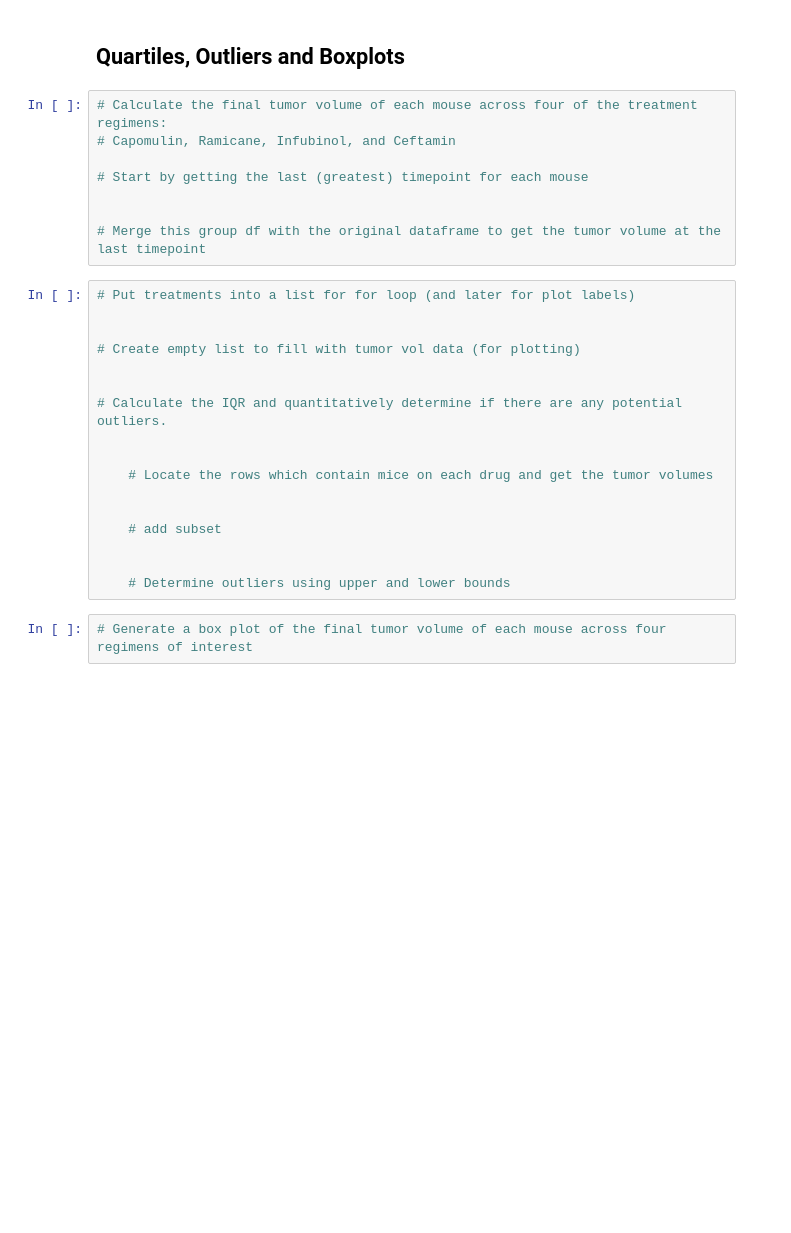
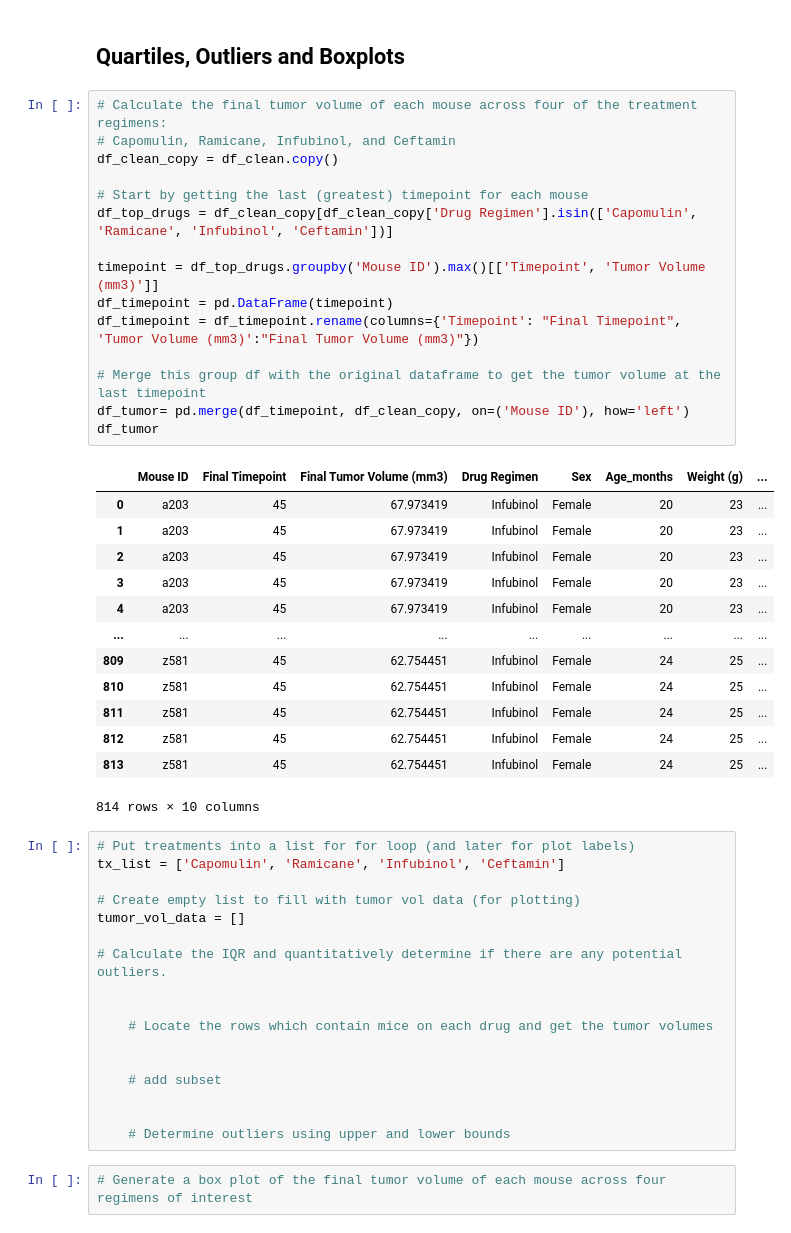
Before and after one commit to MichRisu/matplotlib-challenge, a Jupyter notebook: Pymaceuticals/pymaceuticals_starter.ipynb, the cells around one changed output. Cells and saved outputs as stored; diff of their text form; blank space fills up the shorter version.

```diff
--- a/Pymaceuticals/pymaceuticals_starter.ipynb
+++ b/Pymaceuticals/pymaceuticals_starter.ipynb
@@ -200,17 +199,38 @@ ax2.legend(loc='upper right')
 # %%
 # Calculate the final tumor volume of each mouse across four of the treatment regimens:
 # Capomulin, Ramicane, Infubinol, and Ceftamin
+df_clean_copy = df_clean.copy()
 
 # Start by getting the last (greatest) timepoint for each mouse
+df_top_drugs = df_clean_copy[df_clean_copy['Drug Regimen'].isin(['Capomulin', 'Ramicane', 'Infubinol', 'Ceftamin'])]
 
+timepoint = df_top_drugs.groupby('Mouse ID').max()[['Timepoint', 'Tumor Volume (mm3)']]
+df_timepoint = pd.DataFrame(timepoint)
+df_timepoint = df_timepoint.rename(columns={'Timepoint': "Final Timepoint", 'Tumor Volume (mm3)':"Final Tumor Volume (mm3)"})
 
 # Merge this group df with the original dataframe to get the tumor volume at the last timepoint
+df_tumor= pd.merge(df_timepoint, df_clean_copy, on=('Mouse ID'), how='left')
+df_tumor
+# %% [output]
+|  | Mouse ID | Final Timepoint | Final Tumor Volume (mm3) | Drug Regimen | Sex | Age_months | Weight (g) | ... |
+| 0 | a203 | 45 | 67.973419 | Infubinol | Female | 20 | 23 | ... |
+| 1 | a203 | 45 | 67.973419 | Infubinol | Female | 20 | 23 | ... |
+| 2 | a203 | 45 | 67.973419 | Infubinol | Female | 20 | 23 | ... |
+| 3 | a203 | 45 | 67.973419 | Infubinol | Female | 20 | 23 | ... |
+| 4 | a203 | 45 | 67.973419 | Infubinol | Female | 20 | 23 | ... |
+| ... | ... | ... | ... | ... | ... | ... | ... | ... |
+| 809 | z581 | 45 | 62.754451 | Infubinol | Female | 24 | 25 | ... |
+| 810 | z581 | 45 | 62.754451 | Infubinol | Female | 24 | 25 | ... |
+| 811 | z581 | 45 | 62.754451 | Infubinol | Female | 24 | 25 | ... |
+| 812 | z581 | 45 | 62.754451 | Infubinol | Female | 24 | 25 | ... |
+| 813 | z581 | 45 | 62.754451 | Infubinol | Female | 24 | 25 | ... |
+814 rows × 10 columns
 # %%
 # Put treatments into a list for for loop (and later for plot labels)
-
+tx_list = ['Capomulin', 'Ramicane', 'Infubinol', 'Ceftamin']
 
 # Create empty list to fill with tumor vol data (for plotting)
-
+tumor_vol_data = []
 
 # Calculate the IQR and quantitatively determine if there are any potential outliers.
 
```
Also changed, not shown: parts of 3 cells of this notebook.
